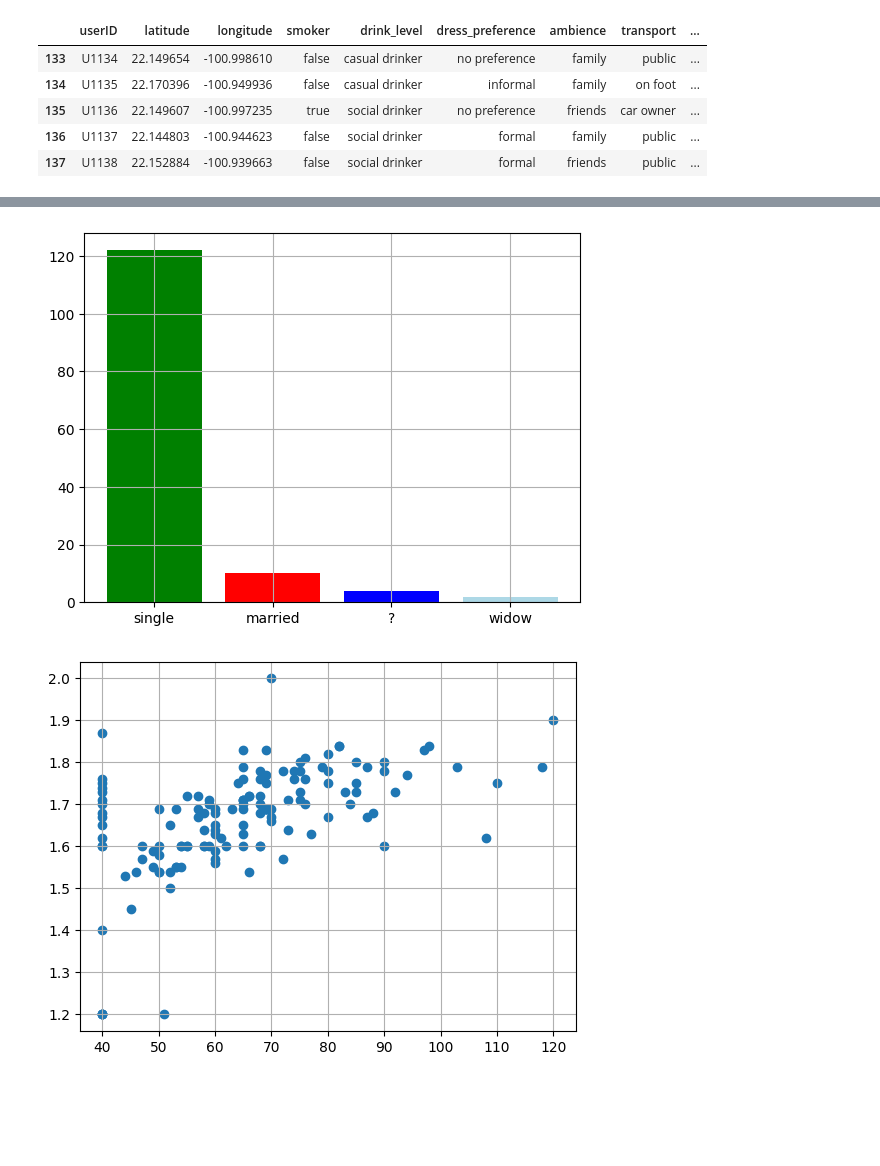
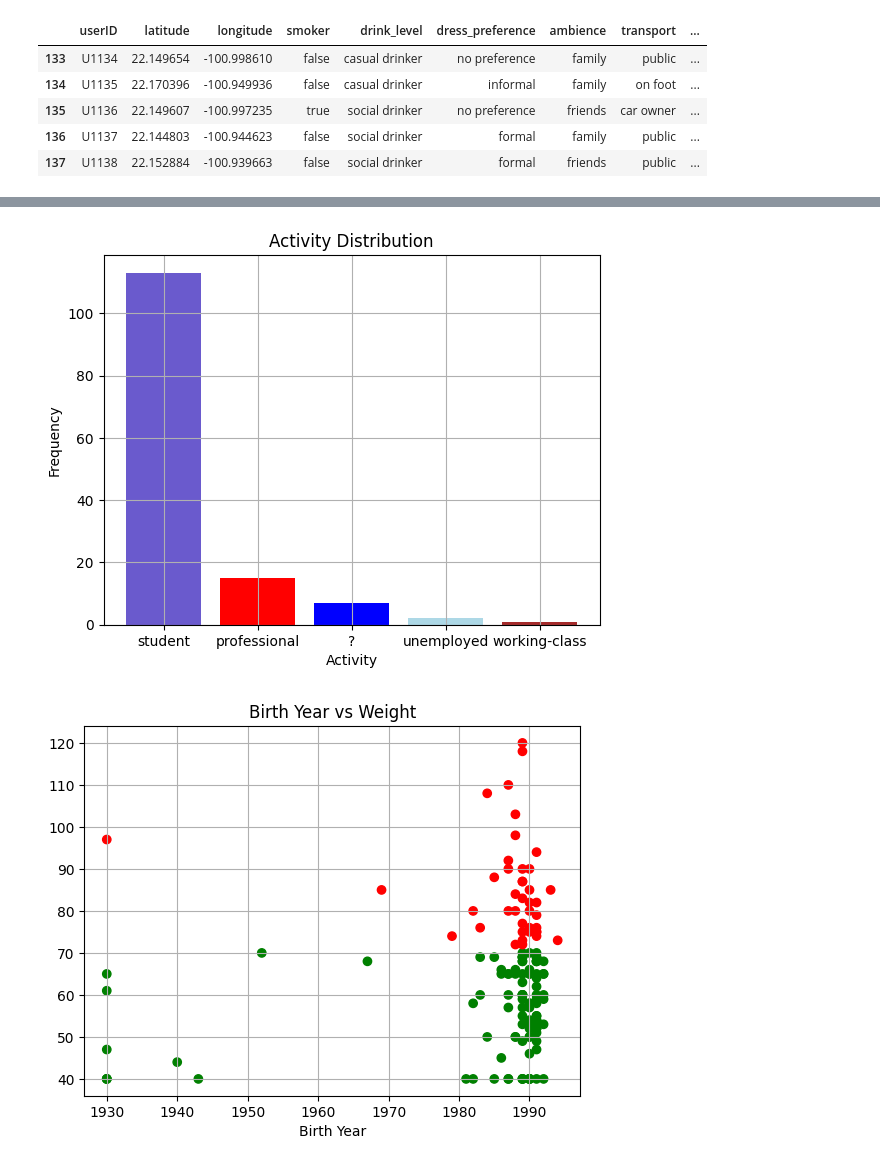
Before and after one commit to MahammadHafeezJamadar/AI-ML, a Jupyter notebook: RESTODATASET.ipynb, the cells around one changed output, grey strips where cells are left out. Drawn from its saved outputs; the diff is of its cells as text; code cells hidden in the pictures; blank space fills up the shorter version.

```diff
--- a/RESTODATASET.ipynb
+++ b/RESTODATASET.ipynb
@@ -16,13 +46,18 @@ df.tail()
 # %%
-about = df['marital_status'].value_counts()
-plt.bar(about.index,about.values, color=["green","red","blue","lightblue"])
+about = df['activity'].value_counts()
+plt.bar(about.index,about.values, color=["SlateBlue","red","blue","lightblue","brown"])
+plt.title("Activity Distribution")
+plt.xlabel("Activity")
+plt.ylabel("Frequency")
 plt.grid()
 plt.show()
 # %% [output]
-[figure, old version]
+[figure, new version]
 # %%
-plt.scatter(df['weight'],df['height'])
+plt.scatter(df['birth_year'],df['weight'],c=colors)
+plt.title("Birth Year vs Weight")
+plt.xlabel("Birth Year")
 plt.grid()
 plt.show()
 # %% [output]
-[figure, old version]
+[figure, new version]
```
Also changed, not shown: parts of 8 cells of this notebook.
